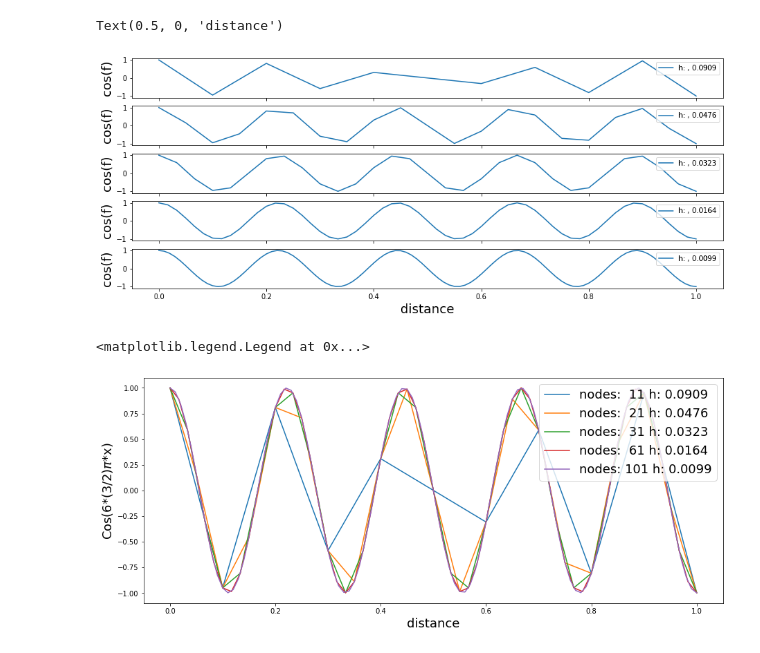
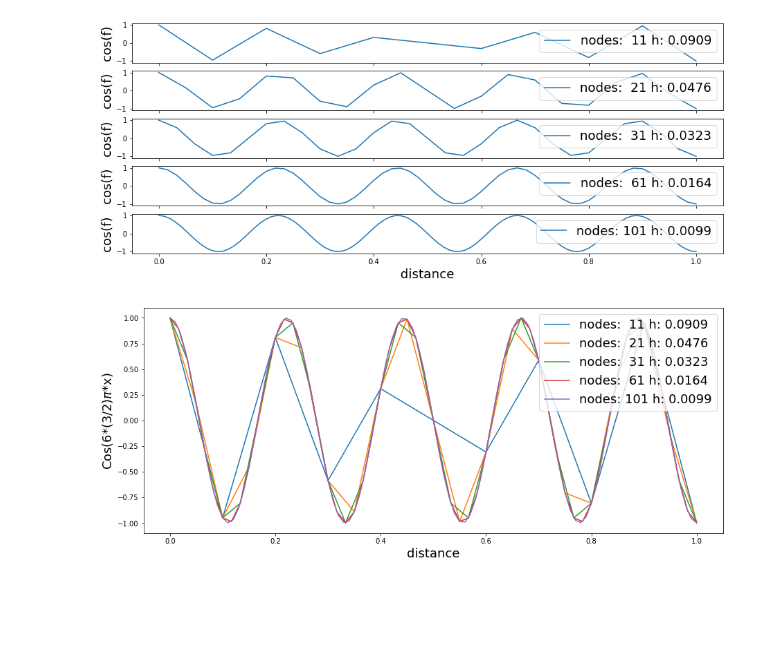
Before and after one commit to skerryvore/regression_analysis_101, a Jupyter notebook: boundary_condition_test.ipynb, the cells around one changed output. Saved outputs shown, nothing was run; the diff lists cells and outputs as text; code cells hidden in the pictures; blank space fills up the shorter version.

```diff
--- a/boundary_condition_test.ipynb
+++ b/boundary_condition_test.ipynb
@@ -3,21 +3,24 @@
 # %%
 import numpy as np
 import matplotlib.pyplot as plt
 
 meshes = [11,21,31,61,101]
 
 fig1, ax = plt.subplots(5,1,sharex=True, figsize=(15,6))
 
 for i, mesh in enumerate(meshes):
   x = np.linspace(0,1,mesh)
-  ax[i].plot(x,np.cos(6*(3/2)*np.pi*x),label=f"h: , {1./mesh:6.4f}")
-  ax[i].legend(loc="upper right")
+  ax[i].plot(x,np.cos(6*(3/2)*np.pi*x),label=f"nodes: {mesh:3d} h: {1./mesh:6.4f}")
+  ax[i].legend(loc="upper right",fontsize=18)
   ax[i].set_ylabel('cos(f)', fontsize=18)
 
 plt.xlabel('distance', fontsize=18)
+
+plt.savefig('periodic_plots.png', format='png')
+
+fig1.show()
 # %% [output]
-Text(0.5, 0, 'distance')
-[figure, old version]
+[figure, new version]
 # %%
 fig2, ax = plt.subplots(1,1, figsize=(15,6))
 
@@ -28,6 +31,9 @@ for i, mesh in enumerate(meshes):
 plt.xlabel('distance', fontsize=18)
 plt.ylabel('Cos(6*(3/2)$\pi$*x)', fontsize=18)
 ax.legend(loc='upper right', fontsize=18)
+
+plt.savefig('periodic_plots_all.png', format='png')
+
+fig2.show()
 # %% [output]
-<matplotlib.legend.Legend at 0x...>
 [figure]
```
